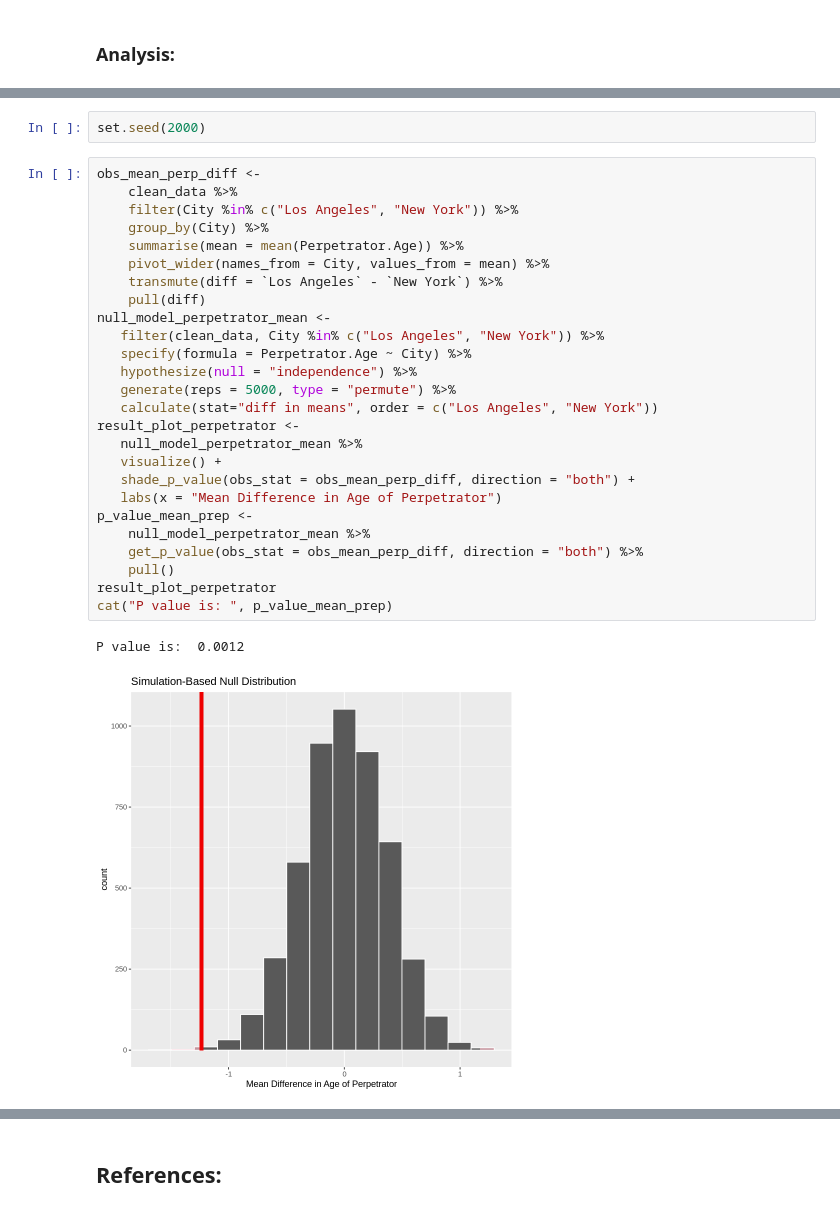
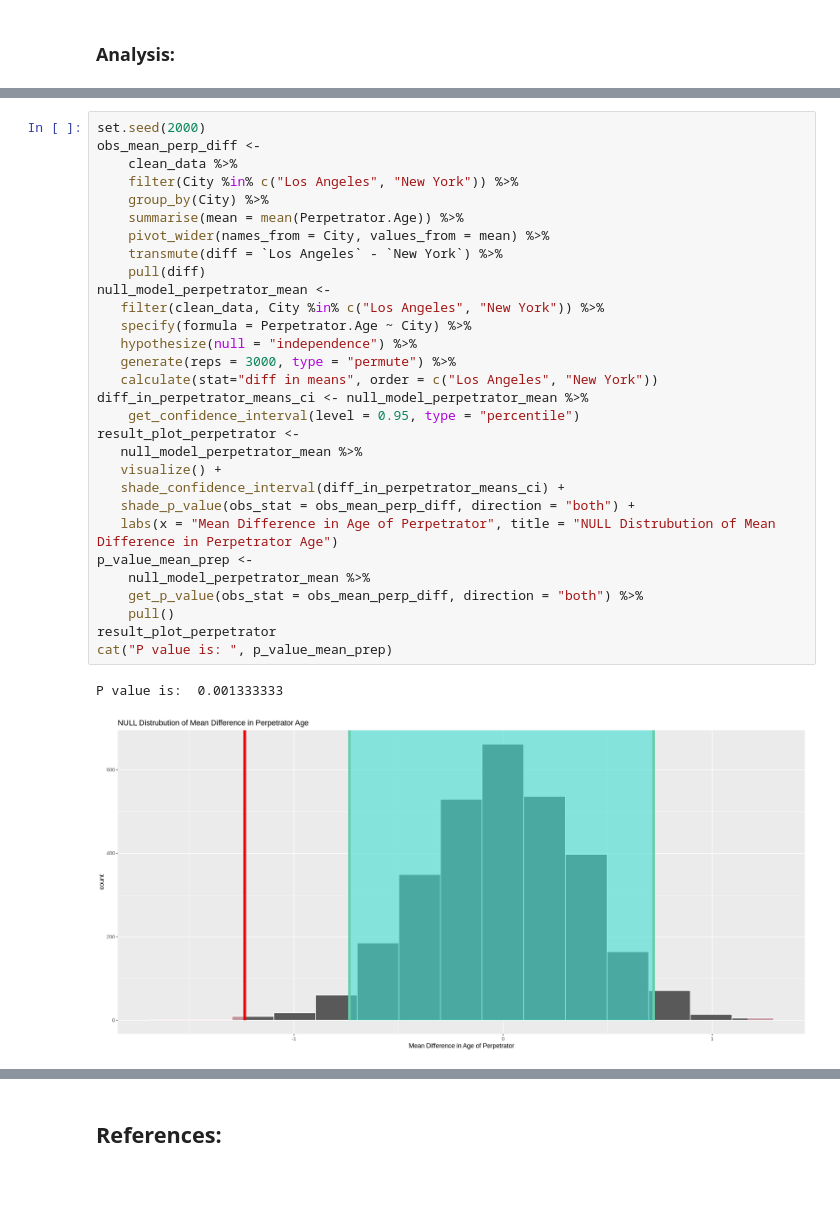
Before and after one commit to RaymondZhang20/DataAnalysis, a Jupyter notebook: Final Report.ipynb, the cells around one changed output, grey strips where cells are left out. Drawn from its saved outputs; the diff is of its cells as text; blank space fills up the shorter version.

```diff
--- a/Final Report.ipynb
+++ b/Final Report.ipynb
@@ -229,32 +211,34 @@ The low average age for homicides in both these cities poses questions regarding
-# %%
-set.seed(2000)
 # %%
+set.seed(2000)
 obs_mean_perp_diff <-
     clean_data %>%
     filter(City %in% c("Los Angeles", "New York")) %>%
     group_by(City) %>%
     summarise(mean = mean(Perpetrator.Age)) %>%
     pivot_wider(names_from = City, values_from = mean) %>%
     transmute(diff = `Los Angeles` - `New York`) %>%
     pull(diff)
 null_model_perpetrator_mean <-
    filter(clean_data, City %in% c("Los Angeles", "New York")) %>%
    specify(formula = Perpetrator.Age ~ City) %>%
    hypothesize(null = "independence") %>%
-   generate(reps = 5000, type = "permute") %>%
+   generate(reps = 3000, type = "permute") %>%
    calculate(stat="diff in means", order = c("Los Angeles", "New York"))
+diff_in_perpetrator_means_ci <- null_model_perpetrator_mean %>%
+    get_confidence_interval(level = 0.95, type = "percentile")
 result_plot_perpetrator <-
    null_model_perpetrator_mean %>%
    visualize() +
+   shade_confidence_interval(diff_in_perpetrator_means_ci) +
    shade_p_value(obs_stat = obs_mean_perp_diff, direction = "both") +
-   labs(x = "Mean Difference in Age of Perpetrator")
+   labs(x = "Mean Difference in Age of Perpetrator", title = "NULL Distrubution of Mean Difference in Perpetrator Age")
 p_value_mean_prep <-
     null_model_perpetrator_mean %>%
     get_p_value(obs_stat = obs_mean_perp_diff, direction = "both") %>%
     pull()
 result_plot_perpetrator
 cat("P value is: ", p_value_mean_prep)
 # %% [output]
-P value is:  0.0012
+P value is:  0.001333333
-[figure, old version]
+[figure, new version]
 # %%
```
Also changed, not shown: parts of 16 cells of this notebook.
